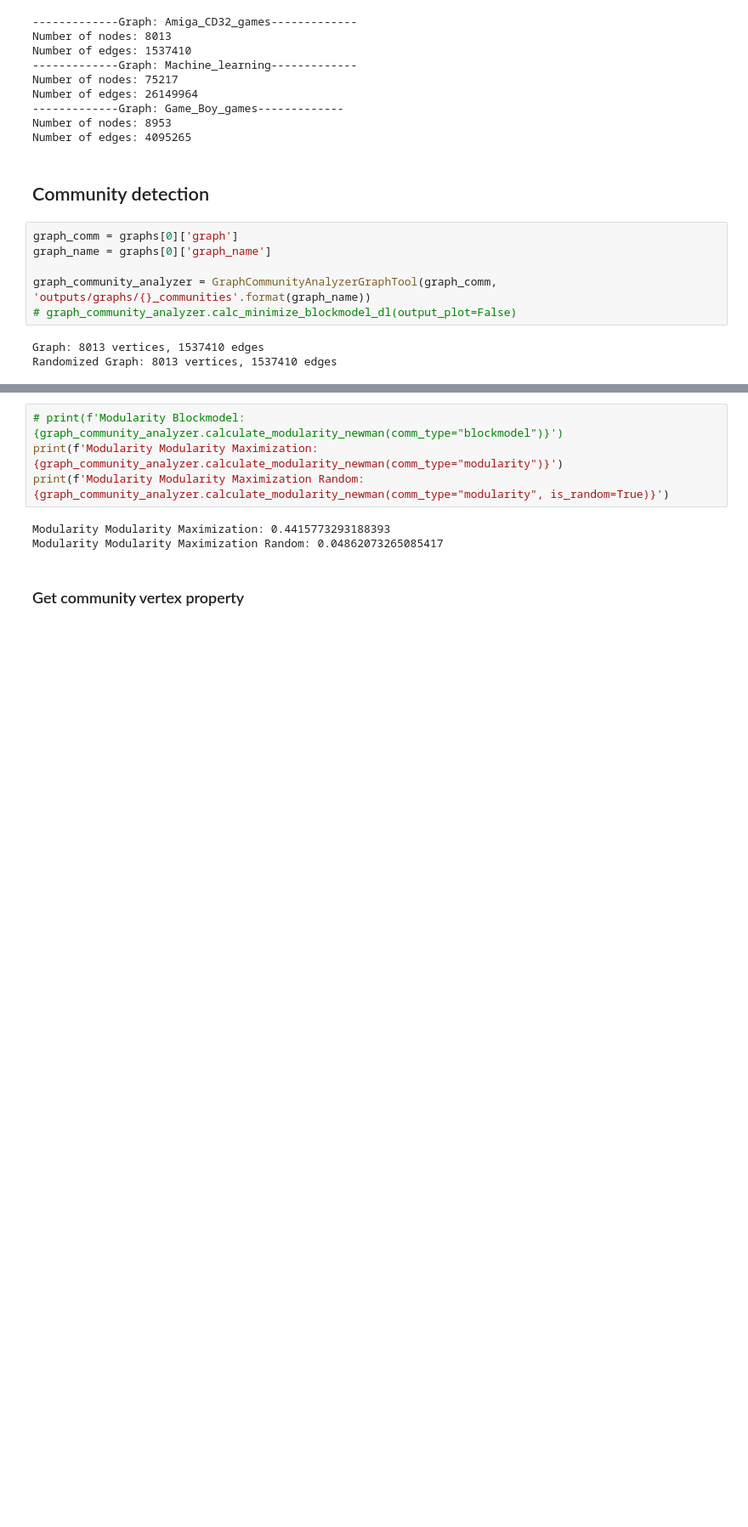
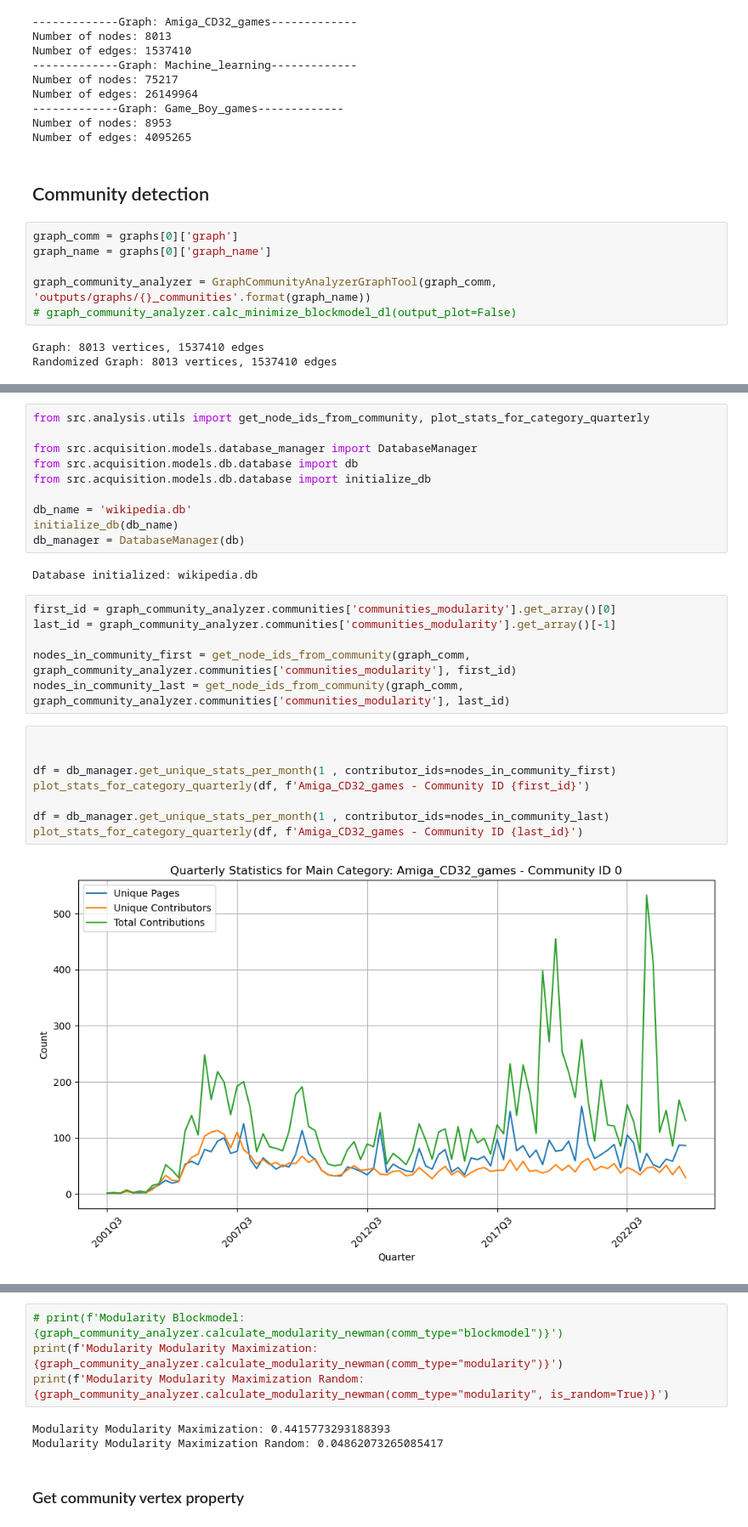
Before and after one commit to dariokueffer/Project-Network-Science-HS24, a Jupyter notebook: analysis_communities.ipynb, the cells around one changed output, grey strips where cells are left out. Shown at 85% size. Cells and saved outputs as stored; diff of their text form; blank space fills up the shorter version.

Commit message:
time vis communities

```diff
--- a/analysis_communities.ipynb
+++ b/analysis_communities.ipynb
@@ -60,0 +59,28 @@ Number of blocks: 12
+# %%
+from src.analysis.utils import get_node_ids_from_community, plot_stats_for_category_quarterly
+
+from src.acquisition.models.database_manager import DatabaseManager
+from src.acquisition.models.db.database import db
+from src.acquisition.models.db.database import initialize_db
+
+db_name = 'wikipedia.db'
+initialize_db(db_name)
+db_manager = DatabaseManager(db)
+# %% [output]
+Database initialized: wikipedia.db
+# %%
+first_id = graph_community_analyzer.communities['communities_modularity'].get_array()[0]
+last_id = graph_community_analyzer.communities['communities_modularity'].get_array()[-1]
+
+nodes_in_community_first = get_node_ids_from_community(graph_comm, graph_community_analyzer.communities['communities_modularity'], first_id)
+nodes_in_community_last = get_node_ids_from_community(graph_comm, graph_community_analyzer.communities['communities_modularity'], last_id)
+# %%
+
+
+df = db_manager.get_unique_stats_per_month(1 , contributor_ids=nodes_in_community_first)
+plot_stats_for_category_quarterly(df, f'Amiga_CD32_games - Community ID {first_id}')
+
+df = db_manager.get_unique_stats_per_month(1 , contributor_ids=nodes_in_community_last)
+plot_stats_for_category_quarterly(df, f'Amiga_CD32_games - Community ID {last_id}')
+# %% [output]
+[figure, added]
```
Also changed, not shown: parts of 3 cells of this notebook, 2 other files.
